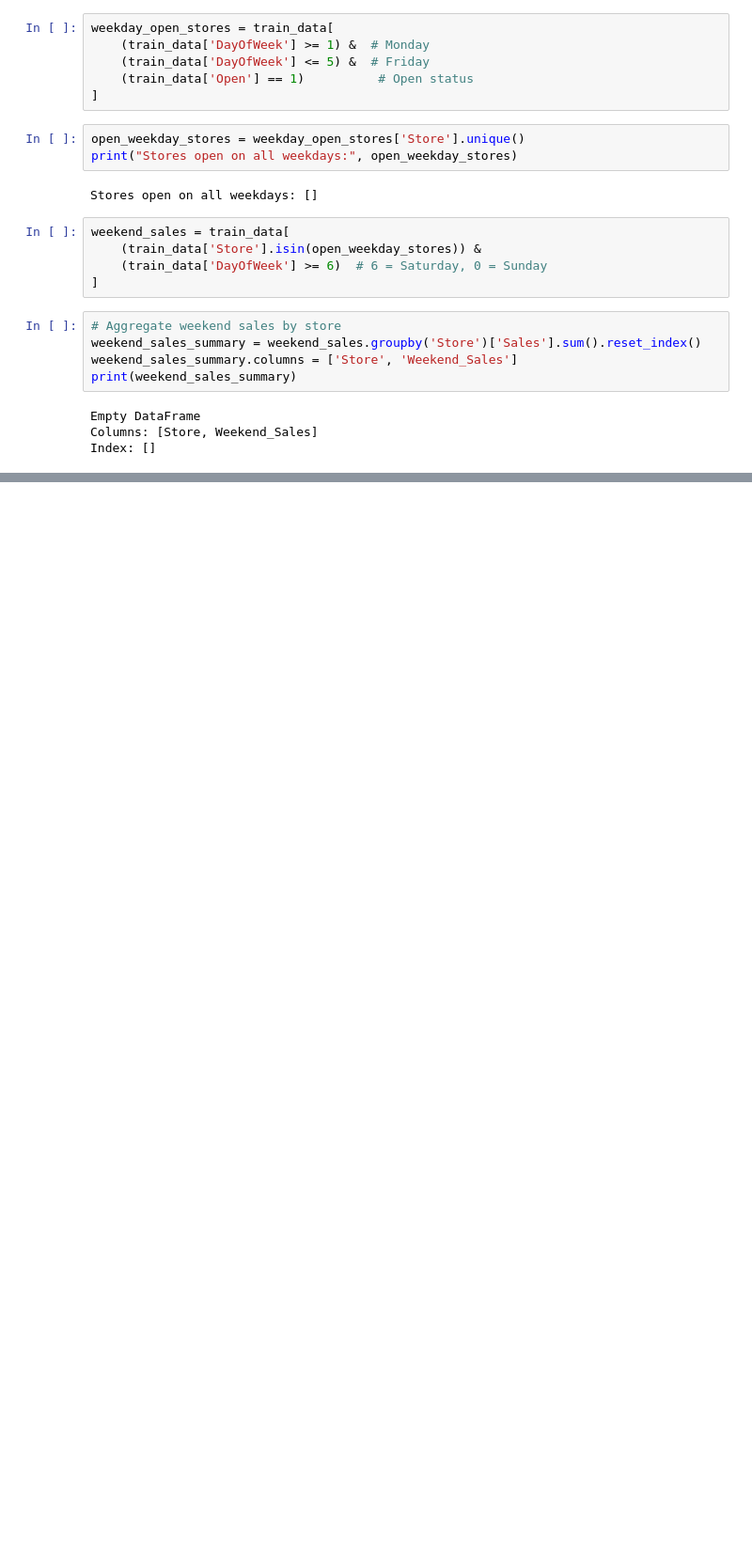
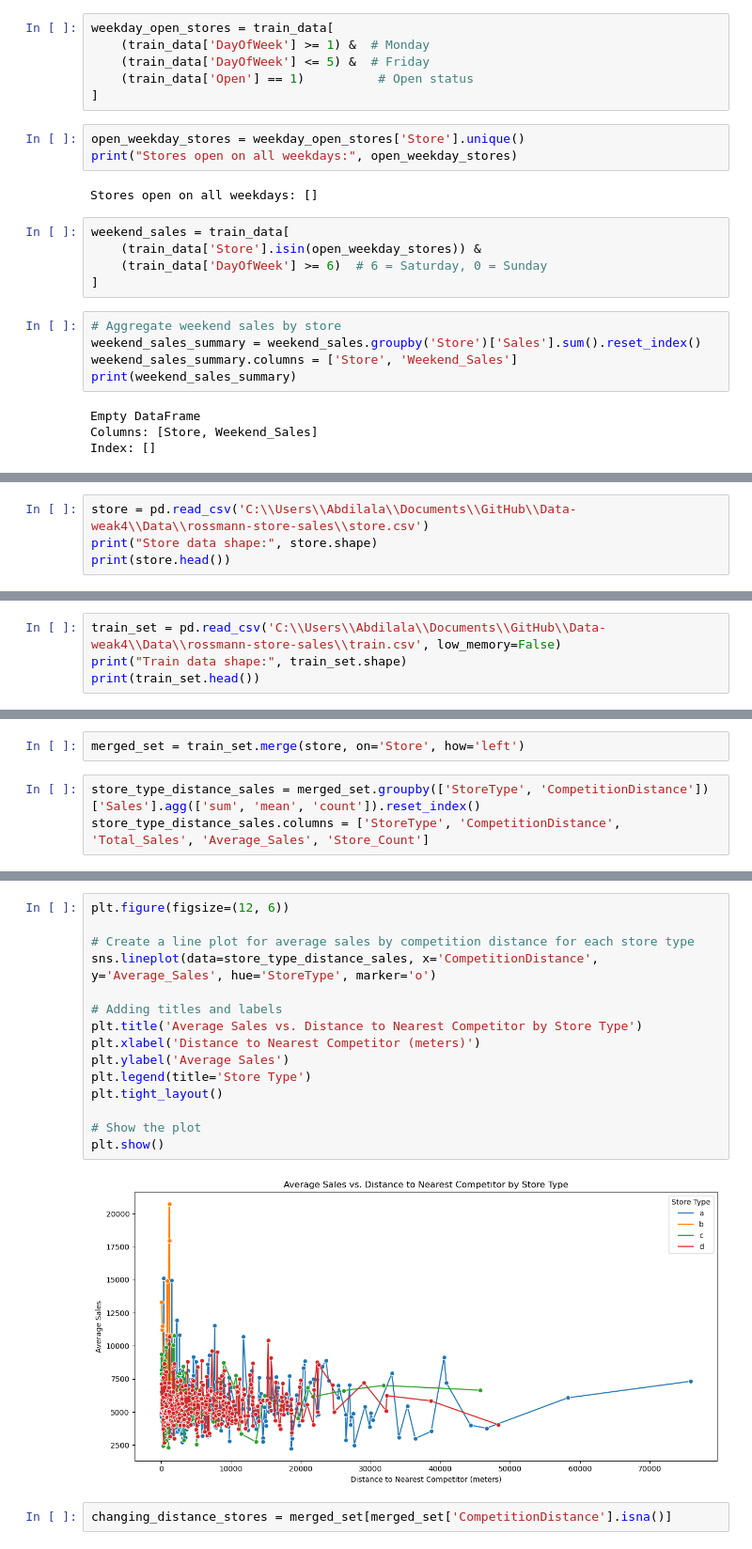
Before and after one commit to Abdisa01/Rossmann-Pharmaceuticals, a Jupyter notebook: data_explanatory.ipynb, the cells around one changed output, grey strips where cells are left out. Shown at 94% size. Saved outputs shown, nothing was run; the diff lists cells and outputs as text; blank space fills up the shorter version.

```diff
--- a/data_explanatory.ipynb
+++ b/data_explanatory.ipynb
@@ -455,0 +835,4 @@ Index: []
+# %%
+store = pd.read_csv('C:\\Users\\Abdilala\\Documents\\GitHub\\Data-weak4\\Data\\rossmann-store-sales\\store.csv')
+print("Store data shape:", store.shape)
+print(store.head())
@@ -455,0 +857,4 @@ Index: []
+# %%
+train_set = pd.read_csv('C:\\Users\\Abdilala\\Documents\\GitHub\\Data-weak4\\Data\\rossmann-store-sales\\train.csv', low_memory=False)
+print("Train data shape:", train_set.shape)
+print(train_set.head())
@@ -455,0 +876,5 @@ Index: []
+# %%
+merged_set = train_set.merge(store, on='Store', how='left')
+# %%
+store_type_distance_sales = merged_set.groupby(['StoreType', 'CompetitionDistance'])['Sales'].agg(['sum', 'mean', 'count']).reset_index()
+store_type_distance_sales.columns = ['StoreType', 'CompetitionDistance', 'Total_Sales', 'Average_Sales', 'Store_Count']
@@ -455,0 +899,19 @@ Index: []
+# %%
+plt.figure(figsize=(12, 6))
+
+# Create a line plot for average sales by competition distance for each store type
+sns.lineplot(data=store_type_distance_sales, x='CompetitionDistance', y='Average_Sales', hue='StoreType', marker='o')
+
+# Adding titles and labels
+plt.title('Average Sales vs. Distance to Nearest Competitor by Store Type')
+plt.xlabel('Distance to Nearest Competitor (meters)')
+plt.ylabel('Average Sales')
+plt.legend(title='Store Type')
+plt.tight_layout()
+
+# Show the plot
+plt.show()
+# %% [output]
+[figure, added]
+# %%
+changing_distance_stores = merged_set[merged_set['CompetitionDistance'].isna()]
```
Also changed, not shown: parts of 69 cells of this notebook.
